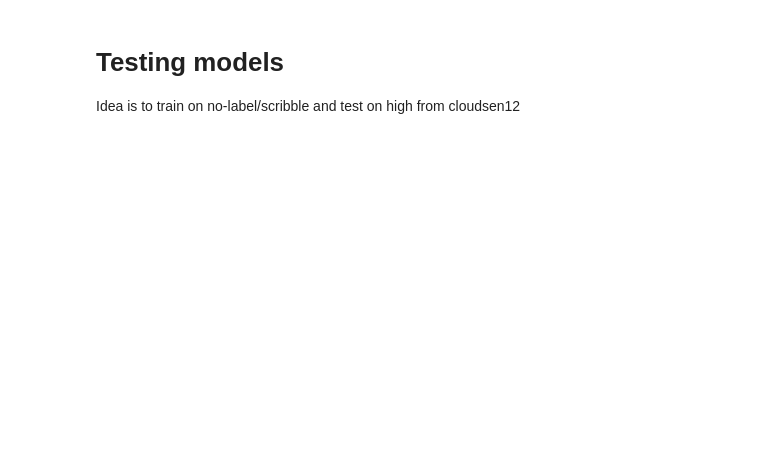
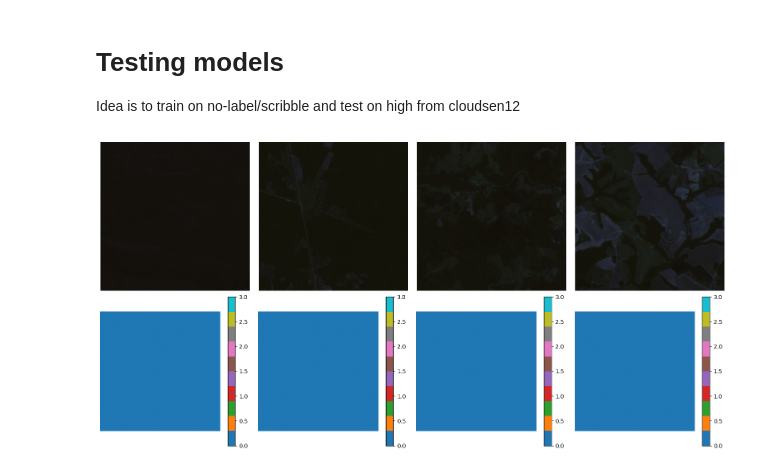
Before and after one commit to GebTorte/dataset, a Jupyter notebook: test_model.ipynb, the cells around one changed output. Drawn from its saved outputs; the diff is of its cells as text; code cells hidden in the pictures; blank space fills up the shorter version.

Commit message:
test on all high data not only cloudfree...

```diff
--- a/test_model.ipynb
+++ b/test_model.ipynb
@@ -20,13 +20,13 @@ def define_tester(
     user: str,
     repo: str = "cloudsen12",
     seed:int = 42,
-    csv_name: str = "cloudsen12_initial_cloudfree_high.csv",
+    csv_name: str = "cloudsen12_initial_high_test.csv",
     epochs: int = 16,
     patch_size: int = 256,
     batch_size: int = 12,
     num_workers: int = 16,
     prefetch_factor: int = 8,
-    experiment_id: str = "cloudsen12_aspp_scribble_multitypecloud_256_002",
+    experiment_id: str = "cloudsen12_aspp_scribble_multitypecloud_256_1_000_cthr03_noweights",
     partition: str = "hpda2_compute_gpu",
     time: str = "03:00:00",
     gpus_per_node: int = 1,
@@ -88,8 +88,36 @@ def define_tester(
     )
 
 
-    return tester
+    return tester, dataset
 # %%
-tester = define_tester("di54xat") # not passing to slurm
+tester, dataset = define_tester("di54xat") # not passing to slurm
 # %%
 print(tester())
+# %%
+# check what the loader loads
+import random
+import matplotlib.pyplot as plt
+
+fig, axes = plt.subplots(2, 4, figsize=(16, 8))
+
+
+for i in range(4):
+    rand_id = i # int(random.random() * len(train_dataset))
+    sample_x, sample_y = dataset[rand_id]
+
+    # Plot input
+    axes[0, i].imshow(sample_x[:3].permute(1,2,0).numpy())
+    axes[0, i].axis("off")
+
+    # Plot target
+    im = axes[1, i].imshow(sample_y.numpy(), cmap="tab10", vmin=0, vmax=3)
+
+    fig.colorbar(im, ax=axes[1, i])
+
+    axes[1, i].axis("off")
+
+#plt.colorbar()
+plt.tight_layout()
+plt.show()
+# %% [output]
+[figure, added]
```
